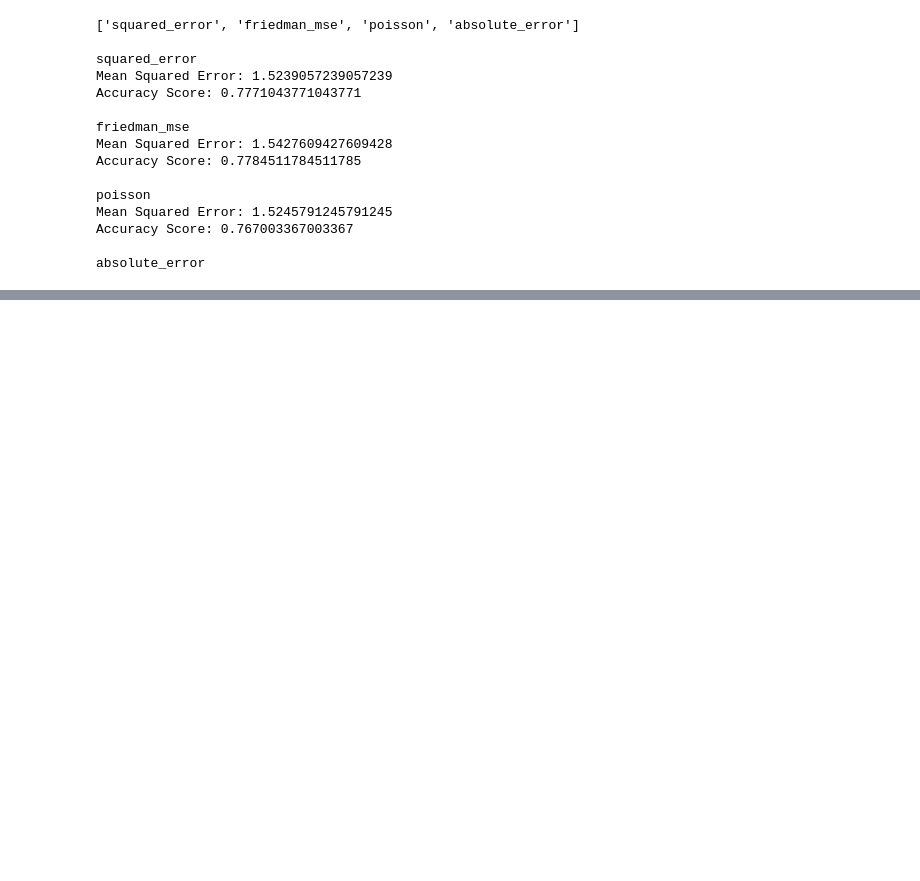
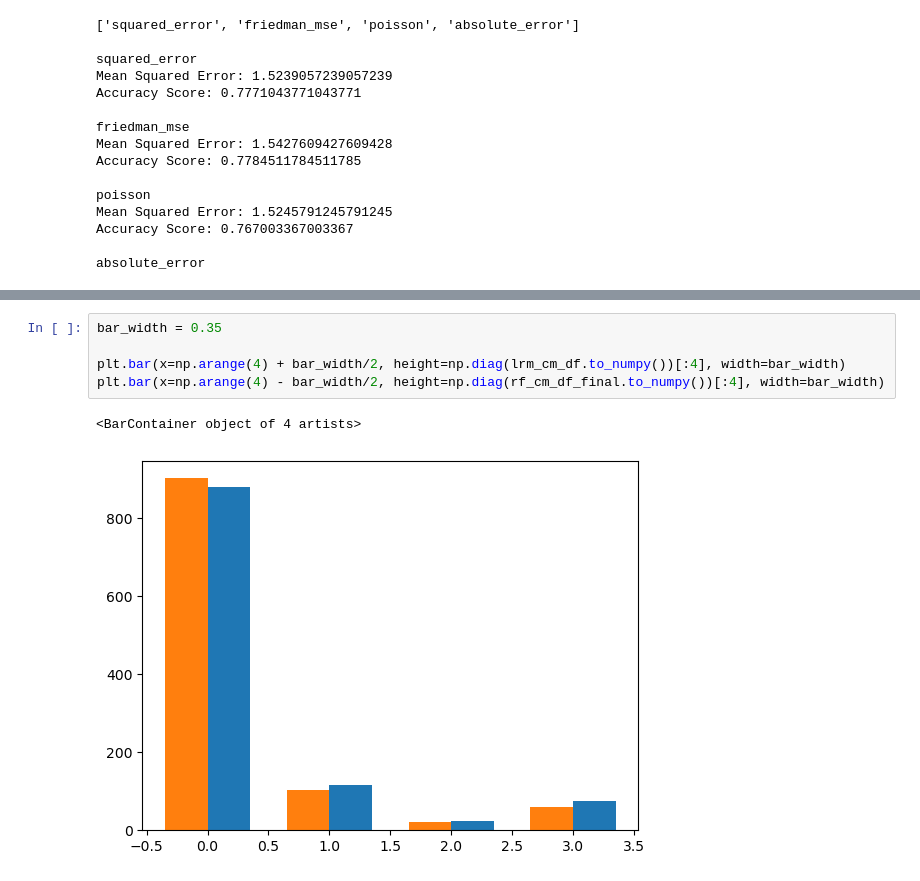
Before and after one commit to JuanTenopala/Project_4, a Jupyter notebook: Data/project_4.ipynb, the cells around one changed output, grey strips where cells are left out. Cells and saved outputs as stored; diff of their text form; blank space fills up the shorter version.

```diff
--- a/Data/project_4.ipynb
+++ b/Data/project_4.ipynb
@@ -696,0 +739,8 @@ absolute_error
+# %%
+bar_width = 0.35
+
+plt.bar(x=np.arange(4) + bar_width/2, height=np.diag(lrm_cm_df.to_numpy())[:4], width=bar_width)
+plt.bar(x=np.arange(4) - bar_width/2, height=np.diag(rf_cm_df_final.to_numpy())[:4], width=bar_width)
+# %% [output]
+<BarContainer object of 4 artists>
+[figure, added]
```
Also changed, not shown: parts of 12 cells of this notebook, 4 other files.
